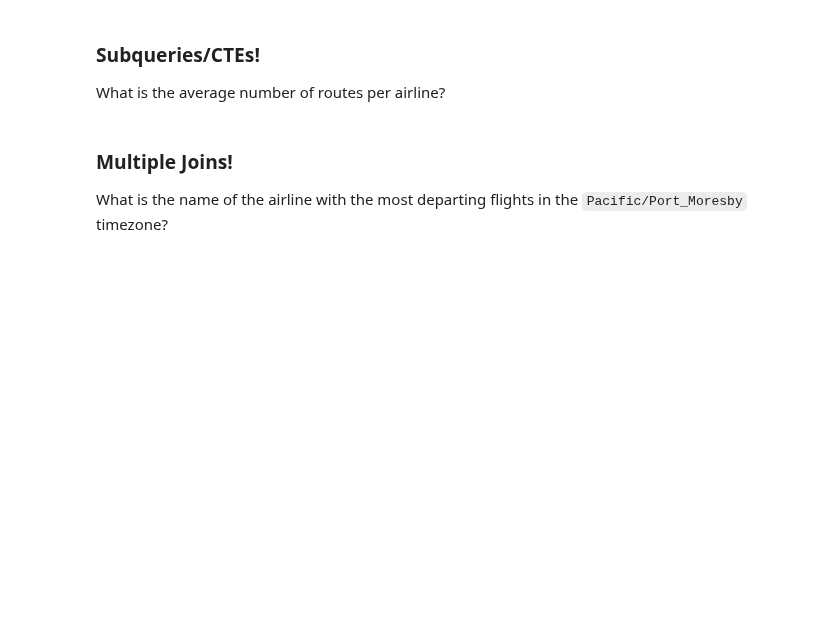
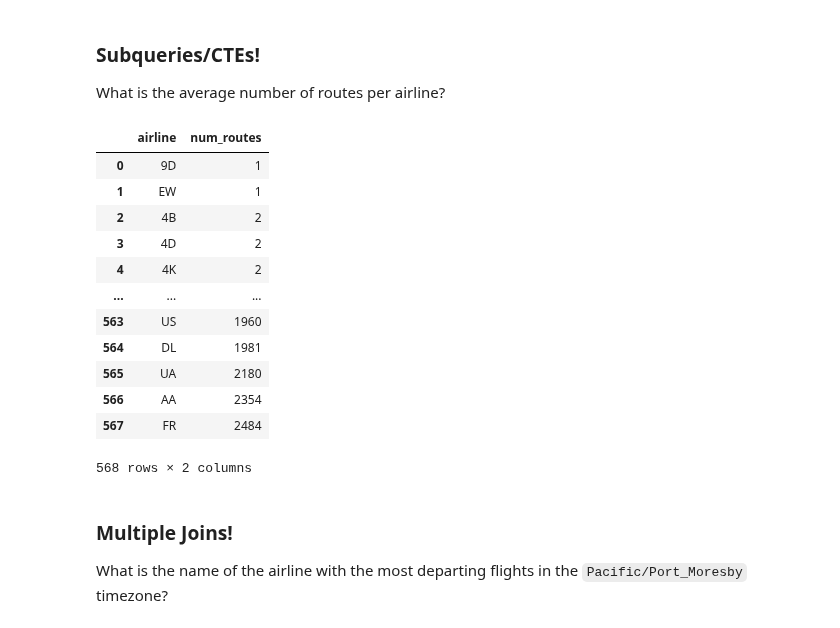
Before and after one commit to mccafj/DS-Live-091922, a Jupyter notebook: Phase3/SQL_stand_up1.ipynb, the cells around one changed output. Drawn from its saved outputs; the diff is of its cells as text; code cells hidden in the pictures; blank space fills up the shorter version.

```diff
--- a/Phase3/SQL_stand_up1.ipynb
+++ b/Phase3/SQL_stand_up1.ipynb
@@ -56,6 +261,29 @@ What is the name of the airline has the most routes? The fewest?
 ### Subqueries/CTEs!
 
 What is the average number of routes per airline?
+# %%
+pd.read_sql("""
+
+SELECT airline, COUNT () as num_routes
+FROM routes
+GROUP BY airline
+ORDER BY num_routes
+
+""", con)
+# %% [output]
+|  | airline | num_routes |
+| 0 | 9D | 1 |
+| 1 | EW | 1 |
+| 2 | 4B | 2 |
+| 3 | 4D | 2 |
+| 4 | 4K | 2 |
+| ... | ... | ... |
+| 563 | US | 1960 |
+| 564 | DL | 1981 |
+| 565 | UA | 2180 |
+| 566 | AA | 2354 |
+| 567 | FR | 2484 |
+568 rows × 2 columns
 # %% [markdown]
 ### Multiple Joins!
 
```
Also changed, not shown: parts of 13 cells of this notebook, 2 other files.
